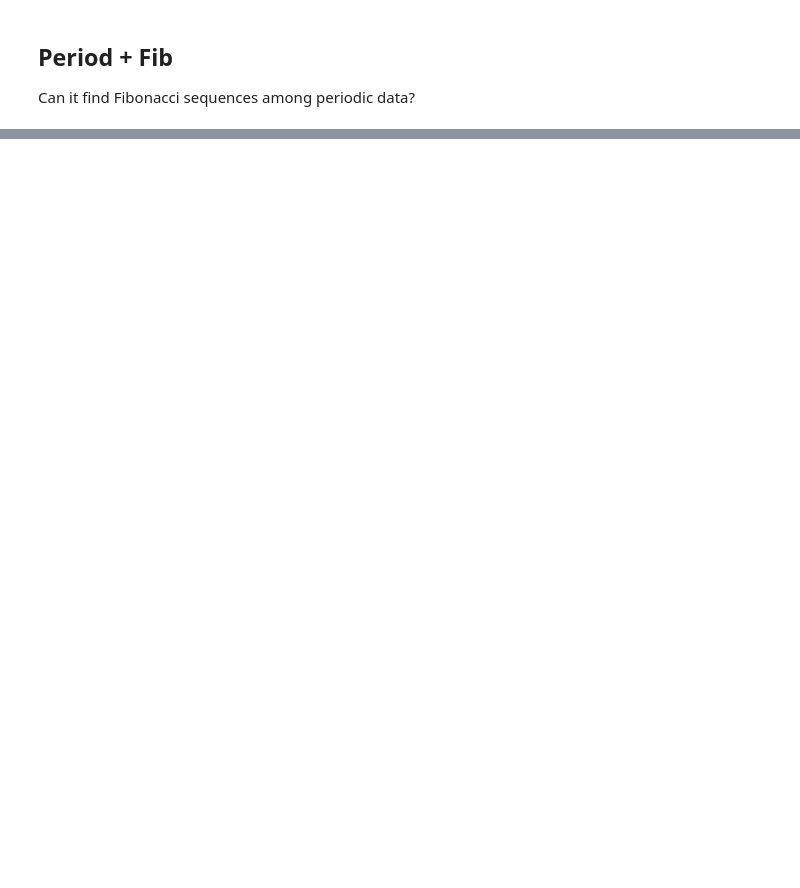
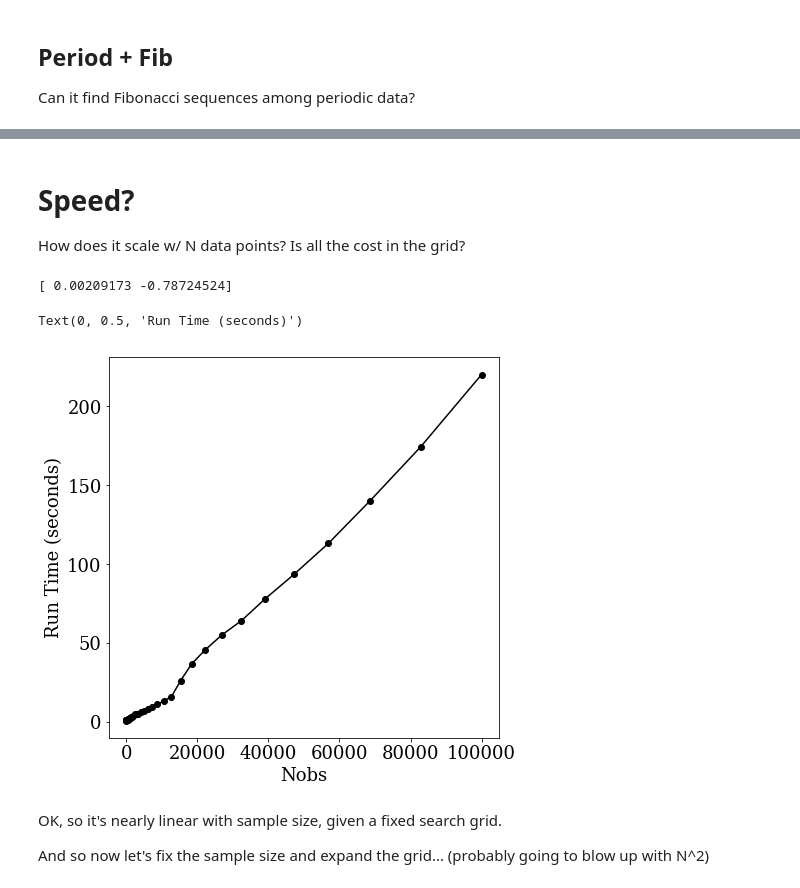
Before and after one commit to StellarCartography/SDM, a Jupyter notebook: code/SDM.ipynb, the cells around one changed output, grey strips where cells are left out. Drawn from its saved outputs; the diff is of its cells as text; code cells hidden in the pictures; blank space fills up the shorter version.

```diff
--- a/code/SDM.ipynb
+++ b/code/SDM.ipynb
@@ -512,0 +510,3 @@ Text(0.5, 1.0, 'Per + Fib Source')
+# %% [markdown]
+# Speed?
+How does it scale w/ N data points? Is all the cost in the grid?
@@ -512,0 +515,37 @@ Text(0.5, 1.0, 'Per + Fib Source')
+# %%
+NN = np.array(np.logspace(1, 5, 50), dtype='int')
+
+rt = np.zeros_like(NN,dtype=float)
+
+for k in range(len(NN)):
+    tt = np.cumsum(np.random.rand(NN[k]))
+    ff = np.random.randn(len(tt))# + fib_gaus2(tt, tau=2., amp=2, std=0.2, t0=0,)
+    ee = np.ones_like(ff)*0.6
+    tau_grid = np.linspace(0.1, np.max(tt)/10, 50)
+    t0_grid = np.linspace(0, np.max(tt)/3, 50)
+
+
+    time0 = datetime.datetime.now().timestamp()
+    psd_k = SDM_search(tt, ff, ee, tau_grid, t0_grid)
+    time1 = datetime.datetime.now().timestamp()
+    rt[k] = time1 - time0
+# %%
+plt.figure(figsize=(7,7))
+
+plt.plot(NN,rt, '-o', c='k')
+
+ft = np.polyfit(NN, rt, 1)
+# plt.plot(NN, np.polyval(ft,NN))n
+
+print(ft)
+
+plt.xlabel('Nobs')
+plt.ylabel('Run Time (seconds)')
+# %% [output]
+[ 0.00209173 -0.78724524]
+Text(0, 0.5, 'Run Time (seconds)')
+[figure, added]
+# %% [markdown]
+OK, so it's nearly linear with sample size, given a fixed search grid.
+
+And so now let's fix the sample size and expand the grid... (probably going to blow up with N^2)
```
Also changed, not shown: parts of 32 cells of this notebook.
